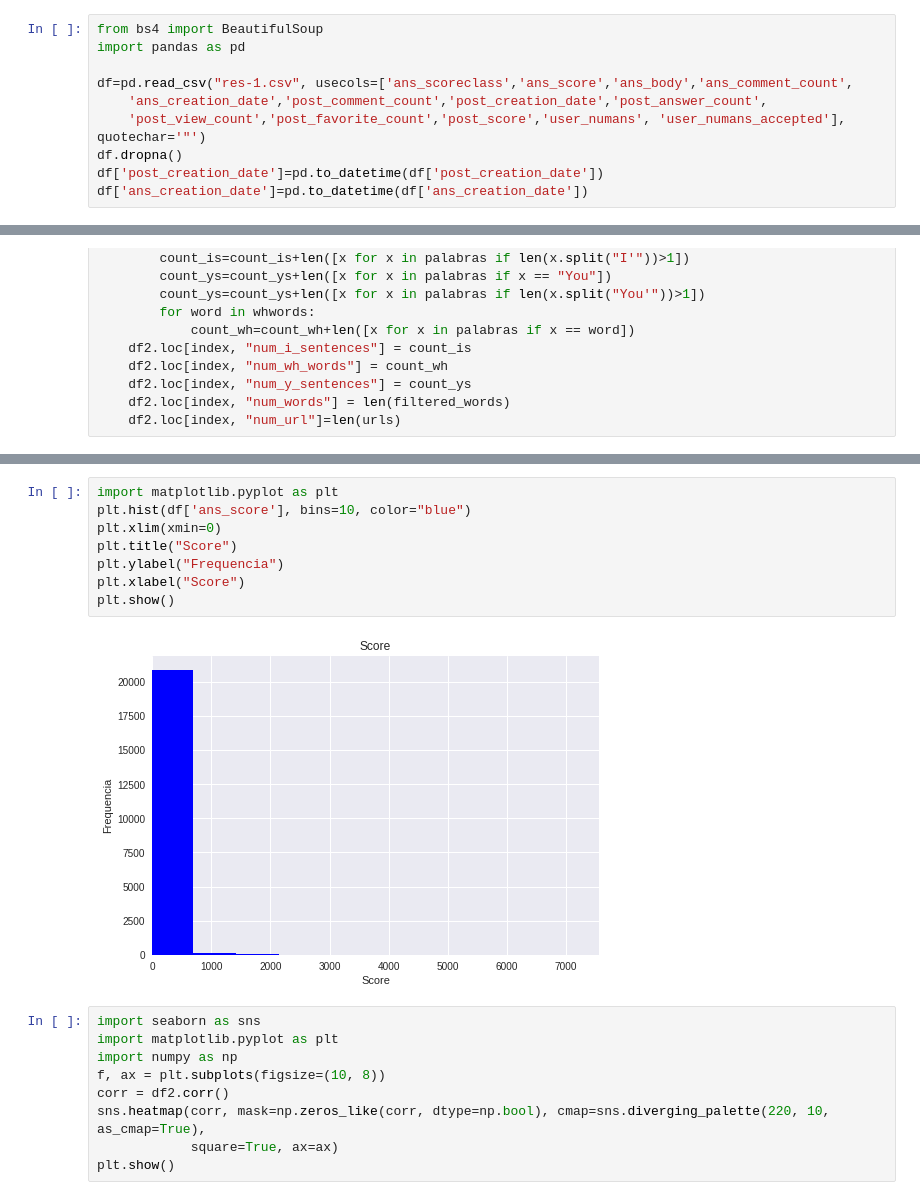
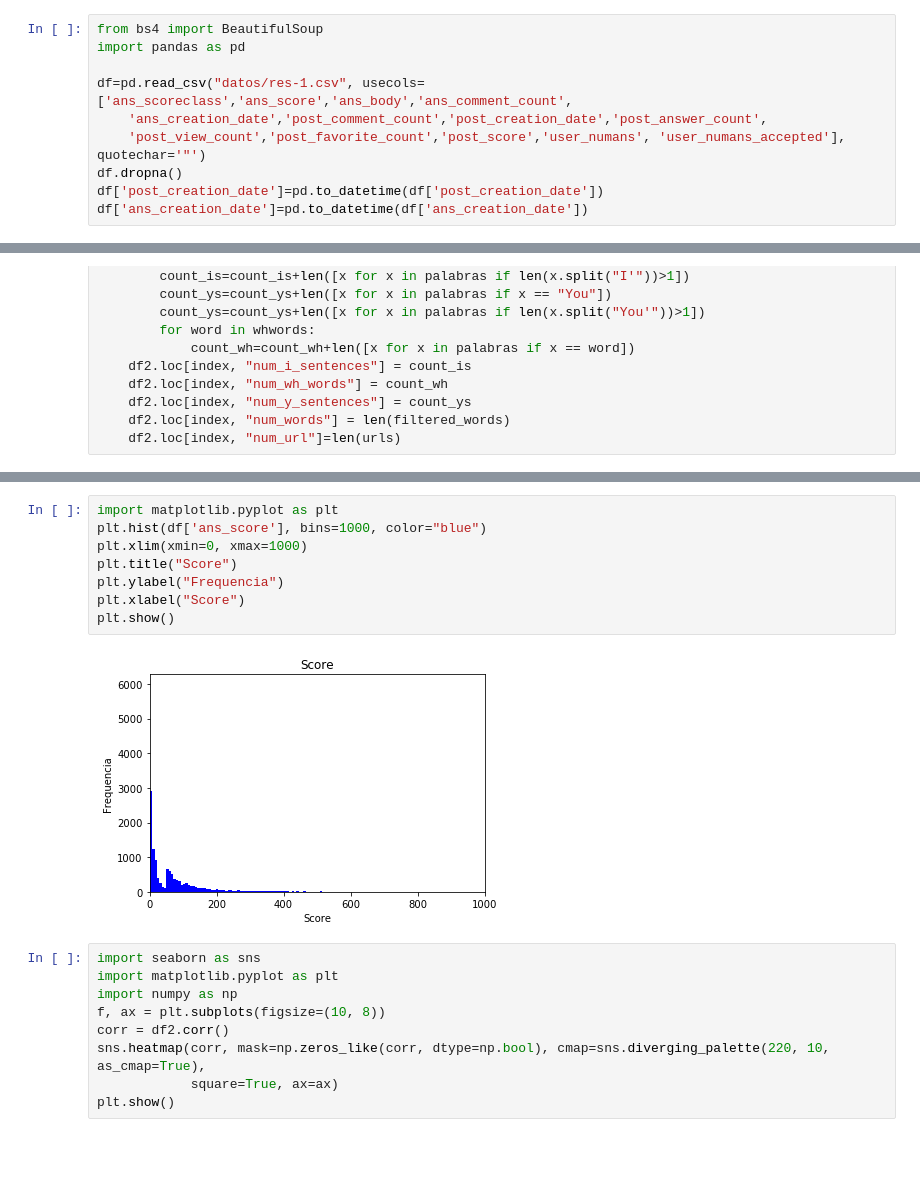
Before and after one commit to evelasquez-4/dataMining, a Jupyter notebook: proyectoMineria/preprocesamiento_Hito4.ipynb, the cells around one changed output, grey strips where cells are left out. Drawn from its saved outputs; the diff is of its cells as text; blank space fills up the shorter version.

```diff
--- a/proyectoMineria/preprocesamiento_Hito4.ipynb
+++ b/proyectoMineria/preprocesamiento_Hito4.ipynb
@@ -37,7 +37,7 @@ Adicionalmente se mantienen algunas de las características obtenidas del datase
 from bs4 import BeautifulSoup
 import pandas as pd
 
-df=pd.read_csv("res-1.csv", usecols=['ans_scoreclass','ans_score','ans_body','ans_comment_count',
+df=pd.read_csv("datos/res-1.csv", usecols=['ans_scoreclass','ans_score','ans_body','ans_comment_count',
     'ans_creation_date','post_comment_count','post_creation_date','post_answer_count',
     'post_view_count','post_favorite_count','post_score','user_numans', 'user_numans_accepted'], quotechar='"')
 df.dropna()
@@ -200,13 +200,13 @@ df_statistics
 # %%
 import matplotlib.pyplot as plt
-plt.hist(df['ans_score'], bins=10, color="blue")
-plt.xlim(xmin=0)
+plt.hist(df['ans_score'], bins=1000, color="blue")
+plt.xlim(xmin=0, xmax=1000)
 plt.title("Score")
 plt.ylabel("Frequencia")
 plt.xlabel("Score")
 plt.show()
 # %% [output]
-[figure, old version]
+[figure, new version]
 # %%
 import seaborn as sns
 import matplotlib.pyplot as plt
```
Also changed, not shown: parts of 9 cells of this notebook, 7 other files.
